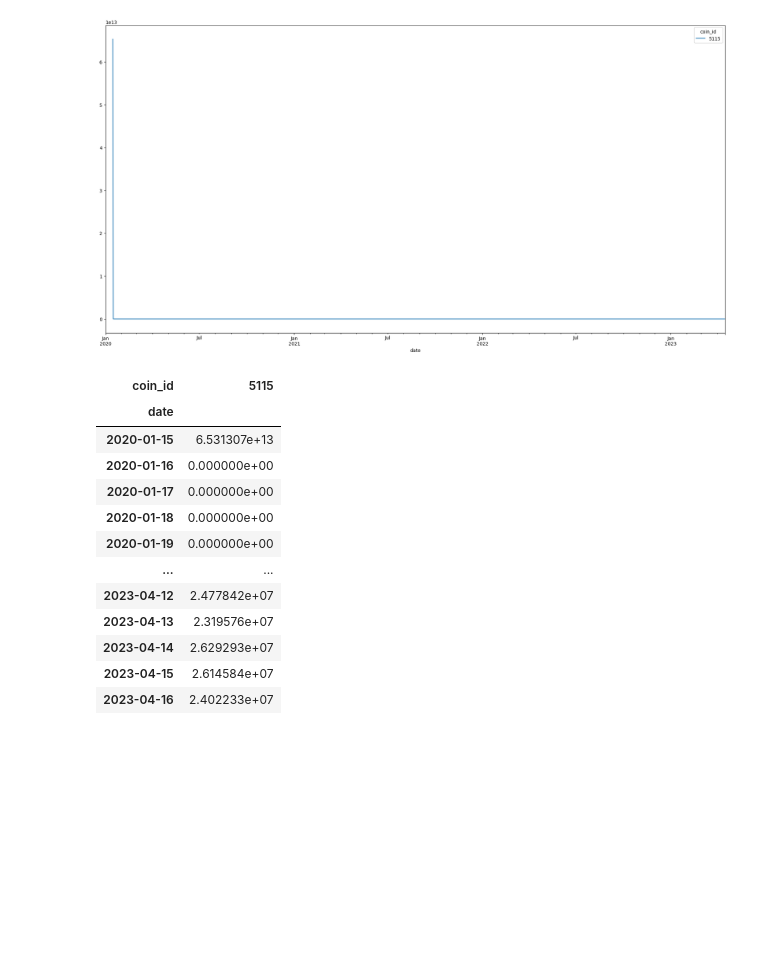
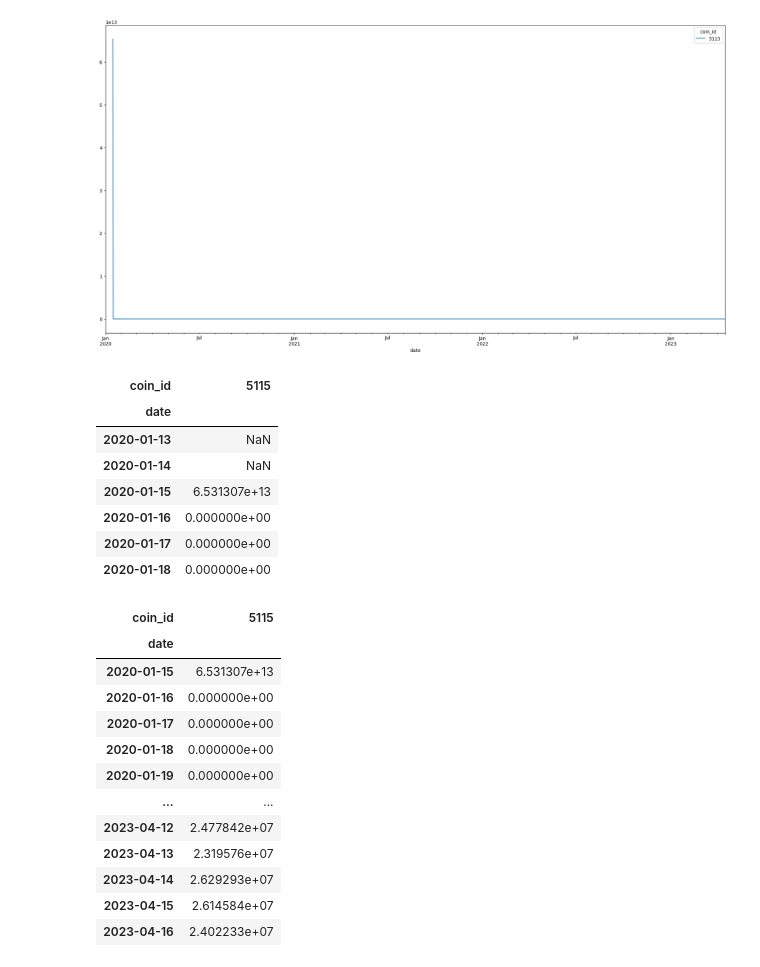
Before and after one commit to Jack-ryu/crypto_paper, a Jupyter notebook: ryu_new_progress/Data_pp_code/data_cleaning.ipynb, the cells around one changed output. Saved outputs shown, nothing was run; the diff lists cells and outputs as text; code cells hidden in the pictures; blank space fills up the shorter version.

```diff
--- a/ryu_new_progress/Data_pp_code/data_cleaning.ipynb
+++ b/ryu_new_progress/Data_pp_code/data_cleaning.ipynb
@@ -288,6 +284,17 @@ Name: 2020-01-15 00:00:00, Length: 10616, dtype: float64
 mktcap[["5115"]].loc["2020":].plot(figsize=(24,12));
 # %% [output]
 [figure]
+# %%
+mktcap[["5115"]].loc["2020-01-13":"2020-01-18"]
+# %% [output]
+| coin_id | 5115 |
+| date |  |
+| 2020-01-13 | NaN |
+| 2020-01-14 | NaN |
+| 2020-01-15 | 6.531307e+13 |
+| 2020-01-16 | 0.000000e+00 |
+| 2020-01-17 | 0.000000e+00 |
+| 2020-01-18 | 0.000000e+00 |
 # %%
 mktcap[["5115"]].loc[~mktcap[["5115"]].isna().values]
 
```
Also changed, not shown: parts of 7 cells of this notebook, 22 other files.
